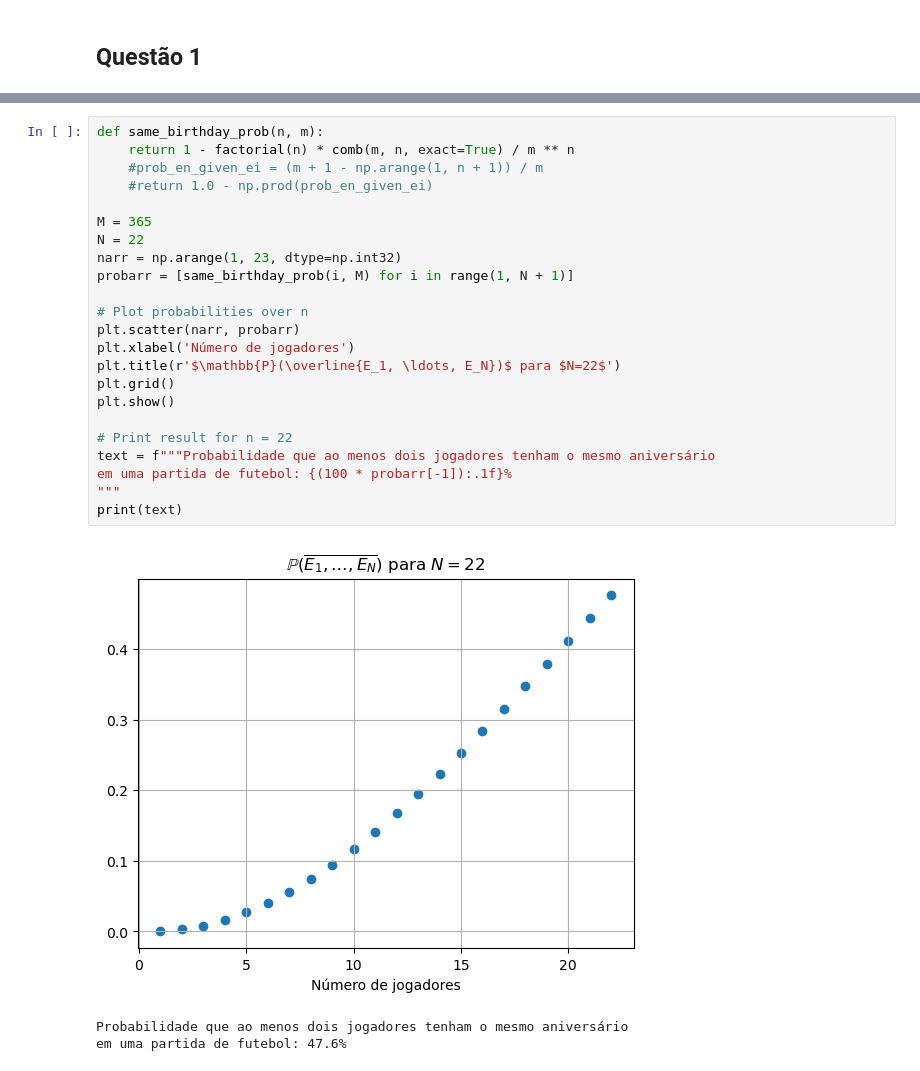
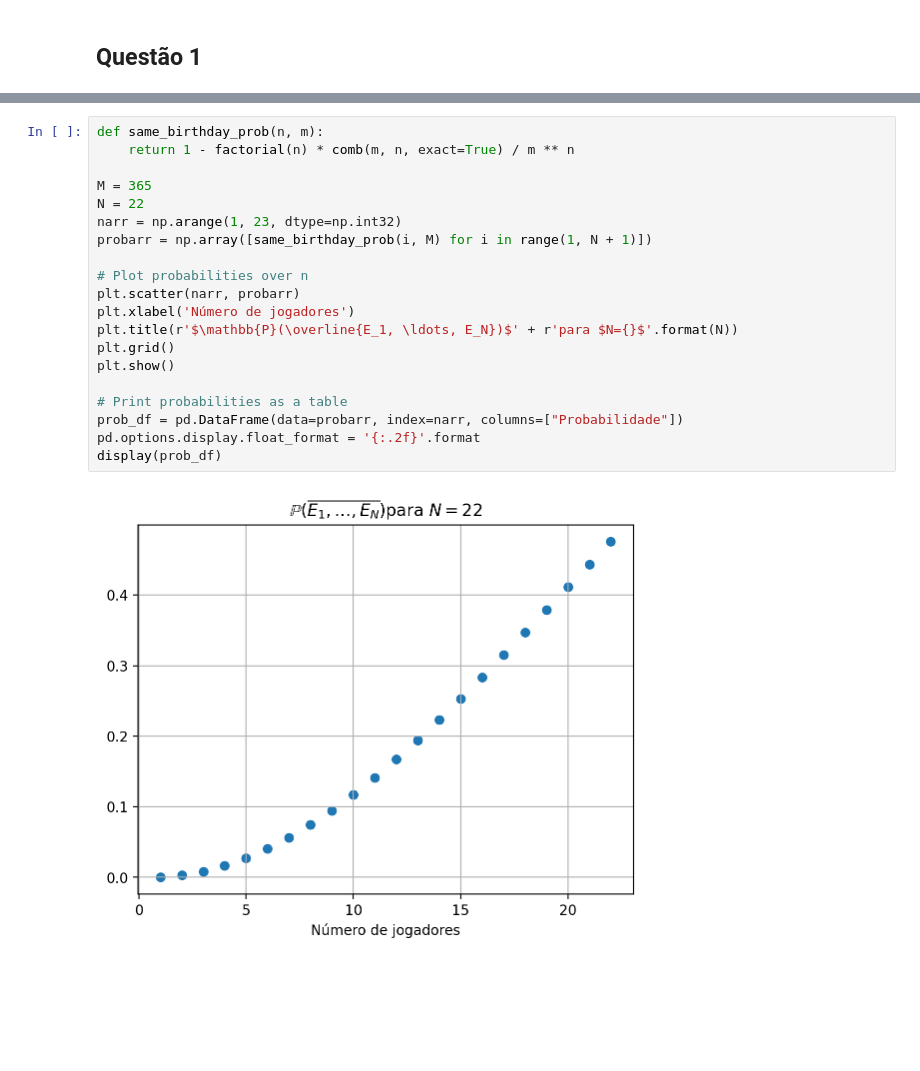
Before and after one commit to binado/statistics-problem-sets, a Jupyter notebook: notebooks/problem-set-1.ipynb, the cells around one changed output, grey strips where cells are left out. Cells and saved outputs as stored; diff of their text form; blank space fills up the shorter version.

```diff
--- a/notebooks/problem-set-1.ipynb
+++ b/notebooks/problem-set-1.ipynb
@@ -50,27 +132,22 @@ Vamos visualizar essa probabilidade nas células abaixo.
 # %%
 def same_birthday_prob(n, m):
     return 1 - factorial(n) * comb(m, n, exact=True) / m ** n
-    #prob_en_given_ei = (m + 1 - np.arange(1, n + 1)) / m
-    #return 1.0 - np.prod(prob_en_given_ei)
 
 M = 365
 N = 22
 narr = np.arange(1, 23, dtype=np.int32)
-probarr = [same_birthday_prob(i, M) for i in range(1, N + 1)]
+probarr = np.array([same_birthday_prob(i, M) for i in range(1, N + 1)])
 
 # Plot probabilities over n
 plt.scatter(narr, probarr)
 plt.xlabel('Número de jogadores')
-plt.title(r'$\mathbb{P}(\overline{E_1, \ldots, E_N})$ para $N=22$')
+plt.title(r'$\mathbb{P}(\overline{E_1, \ldots, E_N})$' + r'para $N={}$'.format(N))
 plt.grid()
 plt.show()
 
-# Print result for n = 22
-text = f"""Probabilidade que ao menos dois jogadores tenham o mesmo aniversário
-em uma partida de futebol: {(100 * probarr[-1]):.1f}%
-"""
-print(text)
+# Print probabilities as a table
+prob_df = pd.DataFrame(data=probarr, index=narr, columns=["Probabilidade"])
+pd.options.display.float_format = '{:.2f}'.format
+display(prob_df)
 # %% [output]
-[figure, old version]
+[figure, new version]
-Probabilidade que ao menos dois jogadores tenham o mesmo aniversário
-em uma partida de futebol: 47.6%
```
Also changed, not shown: parts of 8 cells of this notebook.
